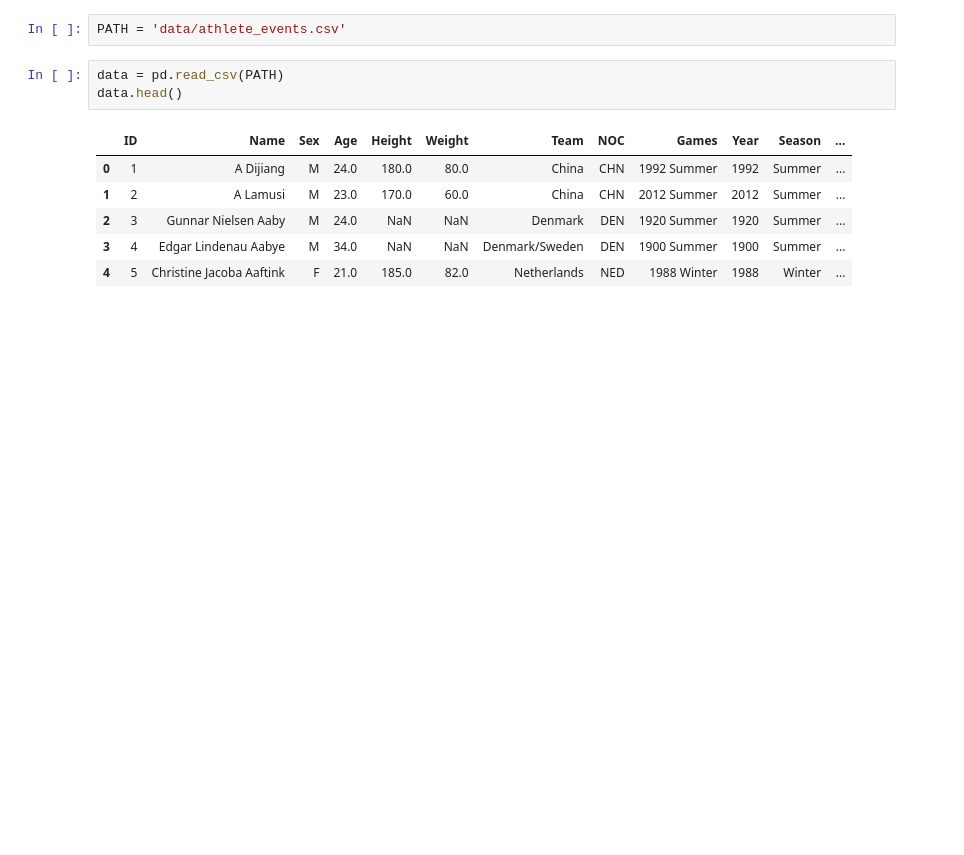
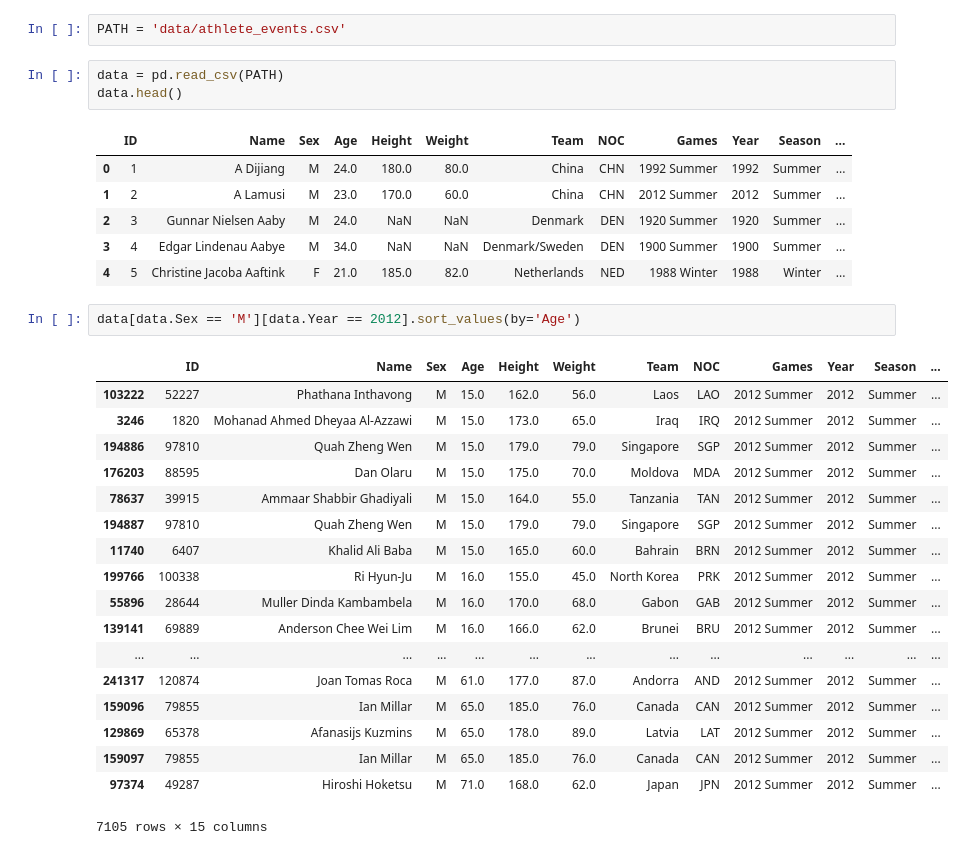
Before and after one commit to BurkovBA/OML, a Jupyter notebook: OpenMachineLearning/Assignment1/Assignment1.ipynb, the cells around one changed output. Saved outputs shown, nothing was run; the diff lists cells and outputs as text; blank space fills up the shorter version.

```diff
--- a/OpenMachineLearning/Assignment1/Assignment1.ipynb
+++ b/OpenMachineLearning/Assignment1/Assignment1.ipynb
@@ -12,3 +12,24 @@ data.head()
 | 2 | 3 | Gunnar Nielsen Aaby | M | 24.0 | NaN | NaN | Denmark | DEN | 1920 Summer | 1920 | Summer | ... |
 | 3 | 4 | Edgar Lindenau Aabye | M | 34.0 | NaN | NaN | Denmark/Sweden | DEN | 1900 Summer | 1900 | Summer | ... |
 | 4 | 5 | Christine Jacoba Aaftink | F | 21.0 | 185.0 | 82.0 | Netherlands | NED | 1988 Winter | 1988 | Winter | ... |
+# %%
+data[data.Sex == 'M'][data.Year == 2012].sort_values(by='Age')
+# %% [output]
+|  | ID | Name | Sex | Age | Height | Weight | Team | NOC | Games | Year | Season | ... |
+| 103222 | 52227 | Phathana Inthavong | M | 15.0 | 162.0 | 56.0 | Laos | LAO | 2012 Summer | 2012 | Summer | ... |
+| 3246 | 1820 | Mohanad Ahmed Dheyaa Al-Azzawi | M | 15.0 | 173.0 | 65.0 | Iraq | IRQ | 2012 Summer | 2012 | Summer | ... |
+| 194886 | 97810 | Quah Zheng Wen | M | 15.0 | 179.0 | 79.0 | Singapore | SGP | 2012 Summer | 2012 | Summer | ... |
+| 176203 | 88595 | Dan Olaru | M | 15.0 | 175.0 | 70.0 | Moldova | MDA | 2012 Summer | 2012 | Summer | ... |
+| 78637 | 39915 | Ammaar Shabbir Ghadiyali | M | 15.0 | 164.0 | 55.0 | Tanzania | TAN | 2012 Summer | 2012 | Summer | ... |
+| 194887 | 97810 | Quah Zheng Wen | M | 15.0 | 179.0 | 79.0 | Singapore | SGP | 2012 Summer | 2012 | Summer | ... |
+| 11740 | 6407 | Khalid Ali Baba | M | 15.0 | 165.0 | 60.0 | Bahrain | BRN | 2012 Summer | 2012 | Summer | ... |
+| 199766 | 100338 | Ri Hyun-Ju | M | 16.0 | 155.0 | 45.0 | North Korea | PRK | 2012 Summer | 2012 | Summer | ... |
+| 55896 | 28644 | Muller Dinda Kambambela | M | 16.0 | 170.0 | 68.0 | Gabon | GAB | 2012 Summer | 2012 | Summer | ... |
+| 139141 | 69889 | Anderson Chee Wei Lim | M | 16.0 | 166.0 | 62.0 | Brunei | BRU | 2012 Summer | 2012 | Summer | ... |
+| ... | ... | ... | ... | ... | ... | ... | ... | ... | ... | ... | ... | ... |
+| 241317 | 120874 | Joan Tomas Roca | M | 61.0 | 177.0 | 87.0 | Andorra | AND | 2012 Summer | 2012 | Summer | ... |
+| 159096 | 79855 | Ian Millar | M | 65.0 | 185.0 | 76.0 | Canada | CAN | 2012 Summer | 2012 | Summer | ... |
+| 129869 | 65378 | Afanasijs Kuzmins | M | 65.0 | 178.0 | 89.0 | Latvia | LAT | 2012 Summer | 2012 | Summer | ... |
+| 159097 | 79855 | Ian Millar | M | 65.0 | 185.0 | 76.0 | Canada | CAN | 2012 Summer | 2012 | Summer | ... |
+| 97374 | 49287 | Hiroshi Hoketsu | M | 71.0 | 168.0 | 62.0 | Japan | JPN | 2012 Summer | 2012 | Summer | ... |
+7105 rows × 15 columns
```
